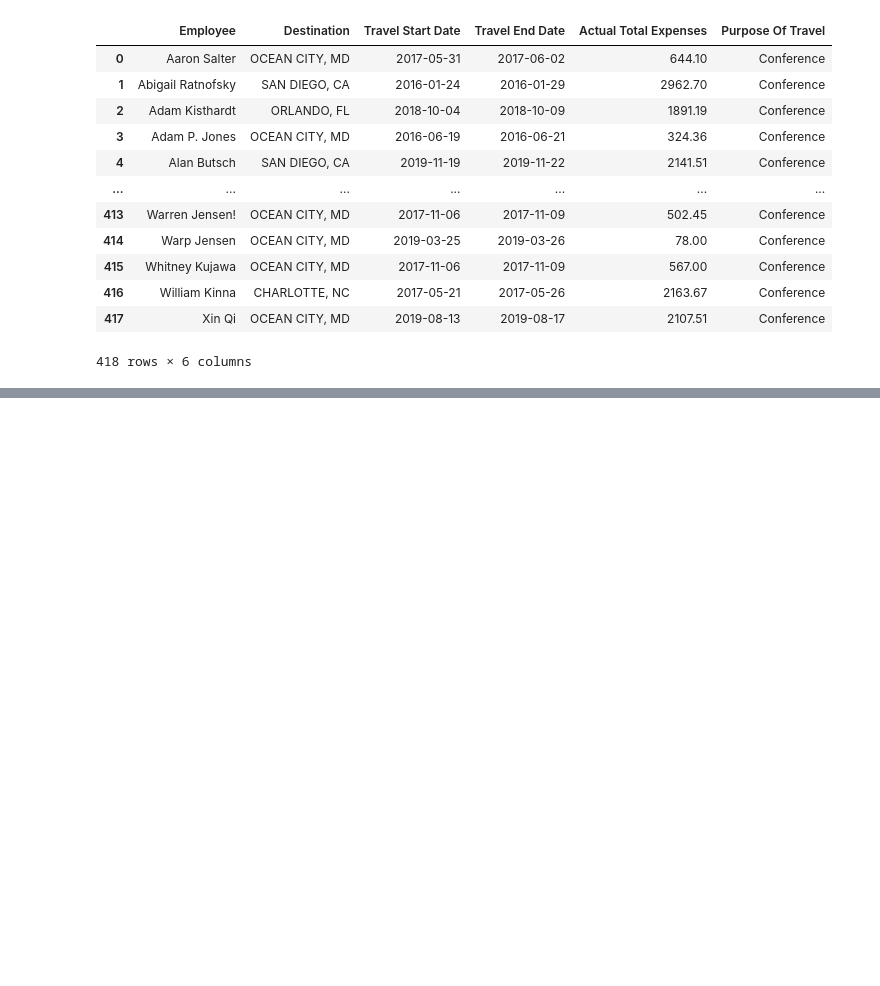
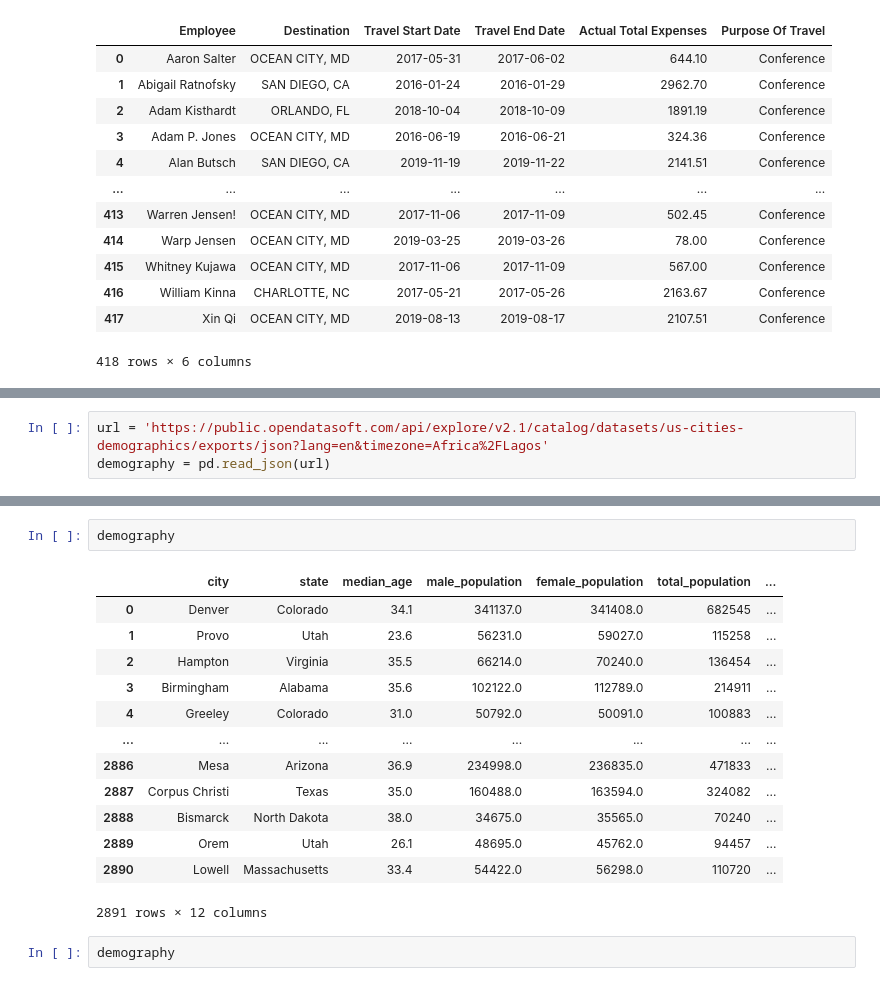
Before and after one commit to Temyl/cleaning_data_with_panda, a Jupyter notebook: index.ipynb, the cells around one changed output, grey strips where cells are left out. Saved outputs shown, nothing was run; the diff lists cells and outputs as text; blank space fills up the shorter version.

```diff
--- a/index.ipynb
+++ b/index.ipynb
@@ -42,0 +254,3 @@ travel_dataset
+# %%
+url = 'https://public.opendatasoft.com/api/explore/v2.1/catalog/datasets/us-cities-demographics/exports/json?lang=en&timezone=Africa%2FLagos'
+demography = pd.read_json(url)
@@ -42,0 +279,18 @@ travel_dataset
+# %%
+demography
+# %% [output]
+|  | city | state | median_age | male_population | female_population | total_population | ... |
+| 0 | Denver | Colorado | 34.1 | 341137.0 | 341408.0 | 682545 | ... |
+| 1 | Provo | Utah | 23.6 | 56231.0 | 59027.0 | 115258 | ... |
+| 2 | Hampton | Virginia | 35.5 | 66214.0 | 70240.0 | 136454 | ... |
+| 3 | Birmingham | Alabama | 35.6 | 102122.0 | 112789.0 | 214911 | ... |
+| 4 | Greeley | Colorado | 31.0 | 50792.0 | 50091.0 | 100883 | ... |
+| ... | ... | ... | ... | ... | ... | ... | ... |
+| 2886 | Mesa | Arizona | 36.9 | 234998.0 | 236835.0 | 471833 | ... |
+| 2887 | Corpus Christi | Texas | 35.0 | 160488.0 | 163594.0 | 324082 | ... |
+| 2888 | Bismarck | North Dakota | 38.0 | 34675.0 | 35565.0 | 70240 | ... |
+| 2889 | Orem | Utah | 26.1 | 48695.0 | 45762.0 | 94457 | ... |
+| 2890 | Lowell | Massachusetts | 33.4 | 54422.0 | 56298.0 | 110720 | ... |
+2891 rows × 12 columns
+# %%
+demography
```
Also changed, not shown: parts of 30 cells of this notebook, 1 other file.
